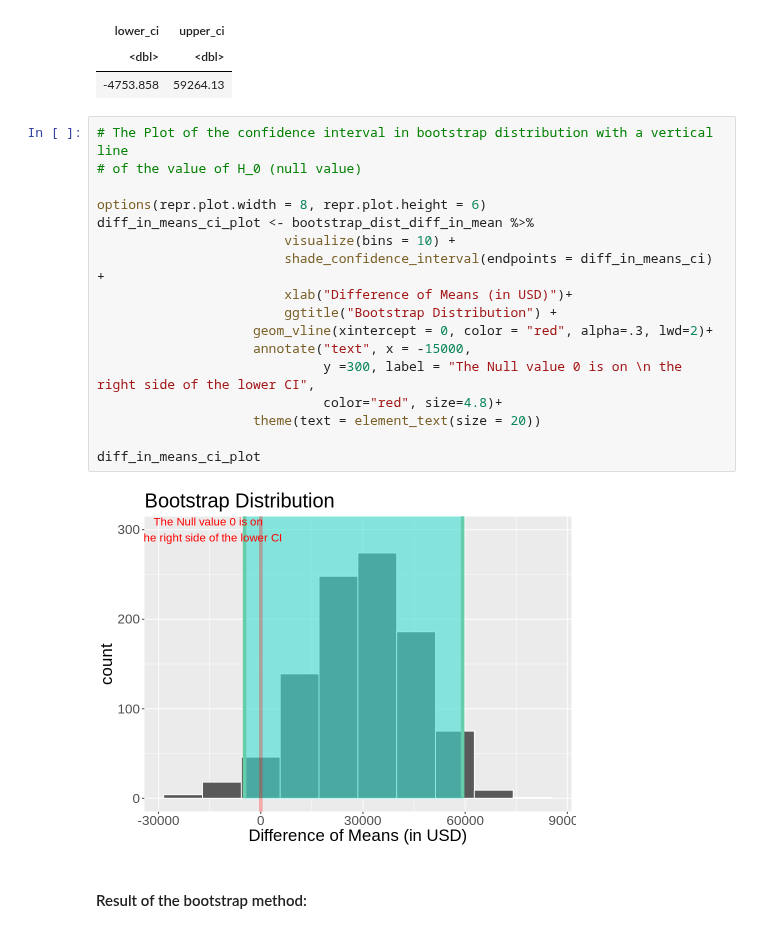
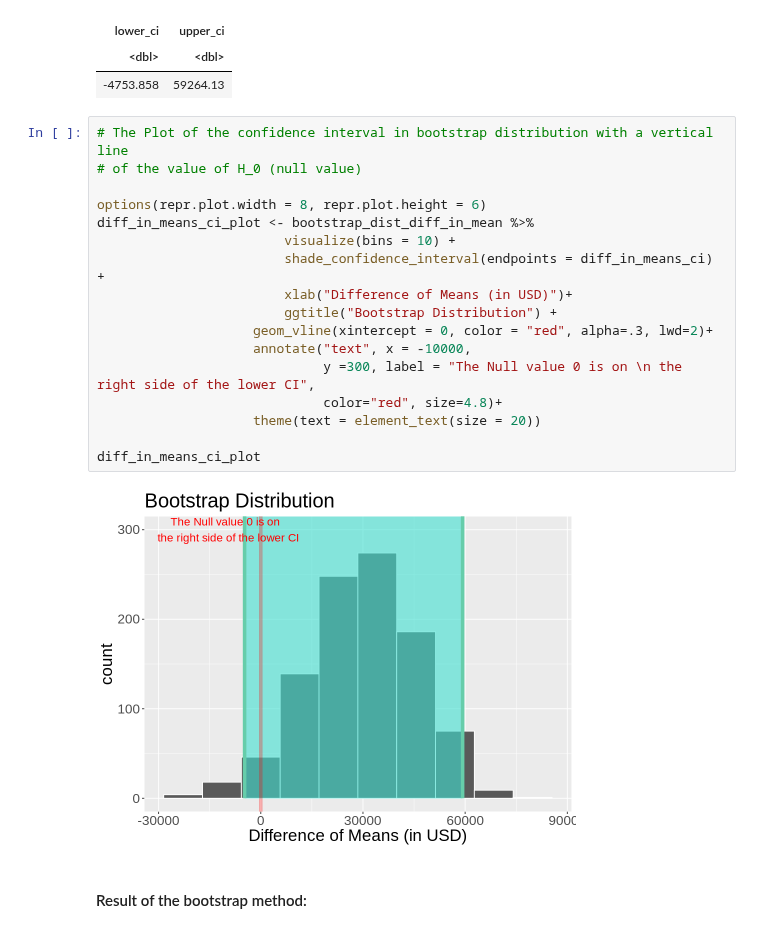
Before and after one commit to Wills-Hao/DS-Salary-Factor-Remote-R, a Jupyter notebook: Projectproposal.ipynb, the cells around one changed output. Drawn from its saved outputs; the diff is of its cells as text.

```diff
--- a/Projectproposal.ipynb
+++ b/Projectproposal.ipynb
@@ -300,22 +300,22 @@ A tibble: 1 × 2
 # %%
 # The Plot of the confidence interval in bootstrap distribution with a vertical line
 # of the value of H_0 (null value)
 
 options(repr.plot.width = 8, repr.plot.height = 6)
 diff_in_means_ci_plot <- bootstrap_dist_diff_in_mean %>%
                         visualize(bins = 10) +
                         shade_confidence_interval(endpoints = diff_in_means_ci) +
                         xlab("Difference of Means (in USD)")+
                         ggtitle("Bootstrap Distribution") +
                     geom_vline(xintercept = 0, color = "red", alpha=.3, lwd=2)+
-                    annotate("text", x = -15000,
+                    annotate("text", x = -10000,
                              y =300, label = "The Null value 0 is on \n the right side of the lower CI",
                              color="red", size=4.8)+
                     theme(text = element_text(size = 20))
 
 diff_in_means_ci_plot
 # %% [output]
-[figure, old version]
+[figure, new version]
 # %% [markdown]
 #### Result of the bootstrap method:
 # %% [markdown]
```
Also changed, not shown: parts of 3 cells of this notebook.
